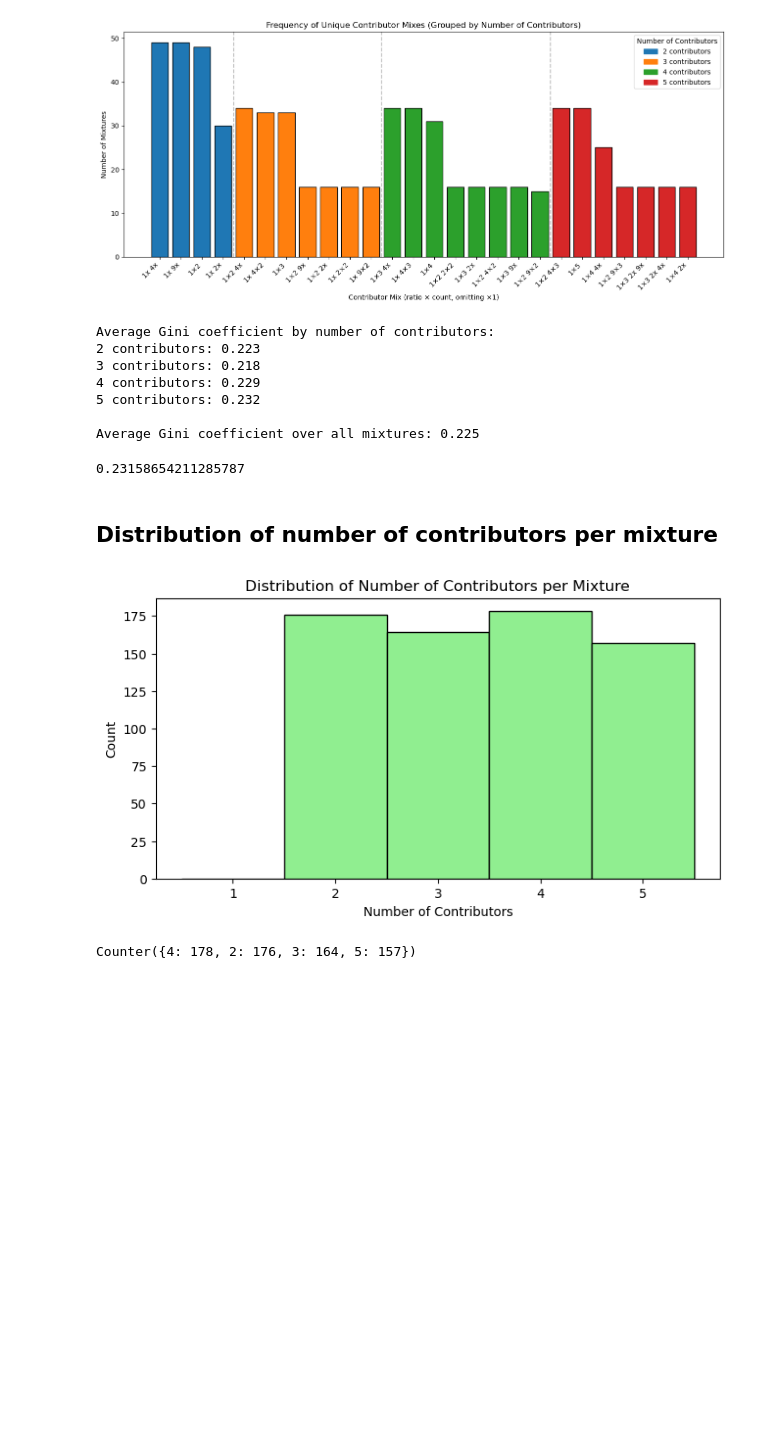
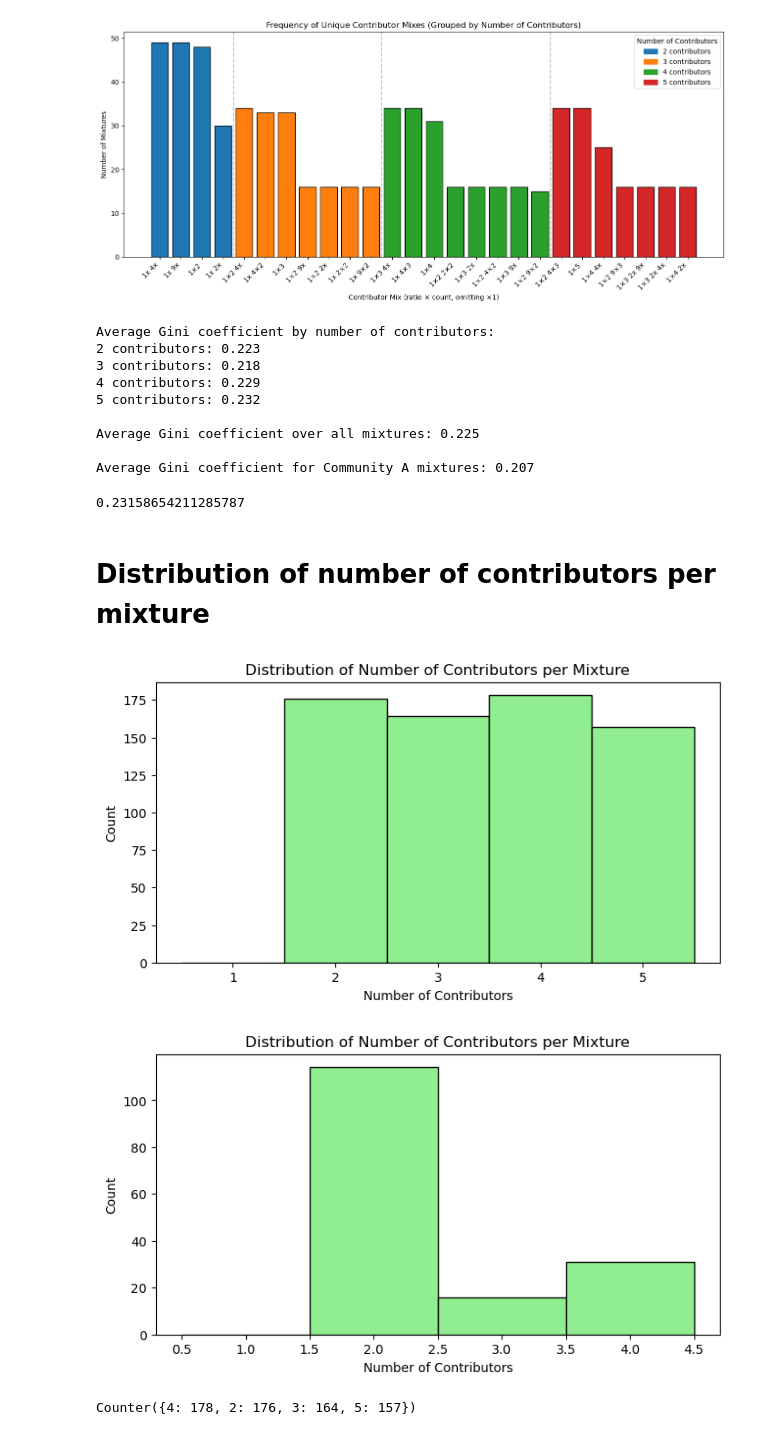
Before and after one commit to amar-mesic/DNANet, a Jupyter notebook: notebooks/visualize_provedit_contributor_mix.ipynb, the cells around one changed output. Cells and saved outputs as stored; diff of their text form; code cells hidden in the pictures; blank space fills up the shorter version.

```diff
--- a/notebooks/visualize_provedit_contributor_mix.ipynb
+++ b/notebooks/visualize_provedit_contributor_mix.ipynb
@@ -124,5 +378,7 @@ def extract_mixture_ratios(file_name):
 
 We extract the mixture ratios for all files and aggregate them for further analysis and visualization.
 # %%
-all_mixture_ratios = [extract_mixture_ratios(f.name) for f in hid_files if extract_mixture_ratios(f.name)]
+all_mixture_ratios = [extract_mixture_ratios(f.name) for f in mixture_samples]
 all_mixture_ratios[:5]  # Show a sample
+
+comm_a_mixture_ratios = [extract_mixture_ratios(f.name) for f in community_A_files]
@@ -214,6 +468,8 @@ def gini_coefficient(x):
 
 # Compute Gini for each mixture
 gini_per_mixture = [gini_coefficient(r) for r in all_mixture_ratios if r]
+# compute Gini for community A mixtures
+gini_comm_a = [gini_coefficient(r) for r in comm_a_mixture_ratios if r]
 
 # Group by number of contributors
 gini_by_group = defaultdict(list)
@@ -232,6 +488,10 @@ for n in sorted(avg_gini_by_group):
     print(f"{n} contributors: {avg_gini_by_group[n]:.3f}")
 
 print(f"\nAverage Gini coefficient over all mixtures: {avg_gini_overall:.3f}")
+
+# Calculate average Gini over community A
+avg_gini_comm_a = np.mean(gini_comm_a)
+print(f"\nAverage Gini coefficient for Community A mixtures: {avg_gini_comm_a:.3f}")
 # %% [output]
 Average Gini coefficient by number of contributors:
 2 contributors: 0.223
@@ -240,24 +500,31 @@ Average Gini coefficient by number of contributors:
 5 contributors: 0.232
 
 Average Gini coefficient over all mixtures: 0.225
+
+Average Gini coefficient for Community A mixtures: 0.207
 # %%
 np.mean([gini_coefficient([1,1,4]), gini_coefficient([1,4,4]), gini_coefficient([1,1,1]), gini_coefficient([1,1,9]), gini_coefficient([1,1,2]), gini_coefficient([1,2,2]), gini_coefficient([1,9,9])])
 # %% [output]
 0.23158654211285787
 # %% [markdown]
-## Distribution of number of contributors per mixture
+# Distribution of number of contributors per mixture
 # %%
 num_contributors = [len(r) for r in all_mixture_ratios]
-plt.figure(figsize=(8,4))
-plt.hist(num_contributors, bins=range(1, max(num_contributors)+2), align='left', color='lightgreen', edgecolor='black')
-plt.xlabel('Number of Contributors')
-plt.ylabel('Count')
-plt.title('Distribution of Number of Contributors per Mixture')
-plt.show()
+comm_a_num_contributors = [len(r) for r in comm_a_mixture_ratios]
+
+for contributor_counts in [num_contributors, comm_a_num_contributors]:
+    # Plot histogram of number of contributors
+    plt.figure(figsize=(8,4))
+    plt.hist(contributor_counts, bins=range(1, max(contributor_counts)+2), align='left', color='lightgreen', edgecolor='black')
+    plt.xlabel('Number of Contributors')
+    plt.ylabel('Count')
+    plt.title('Distribution of Number of Contributors per Mixture')
+    plt.show()
 
 # Distribution of number of contributors per mixture
 num_contributors_count = Counter(num_contributors)
 num_contributors_count
 # %% [output]
 [figure]
+[figure, added]
 Counter({4: 178, 2: 176, 3: 164, 5: 157})
```
Also changed, not shown: parts of 29 cells of this notebook, 9 other files.
